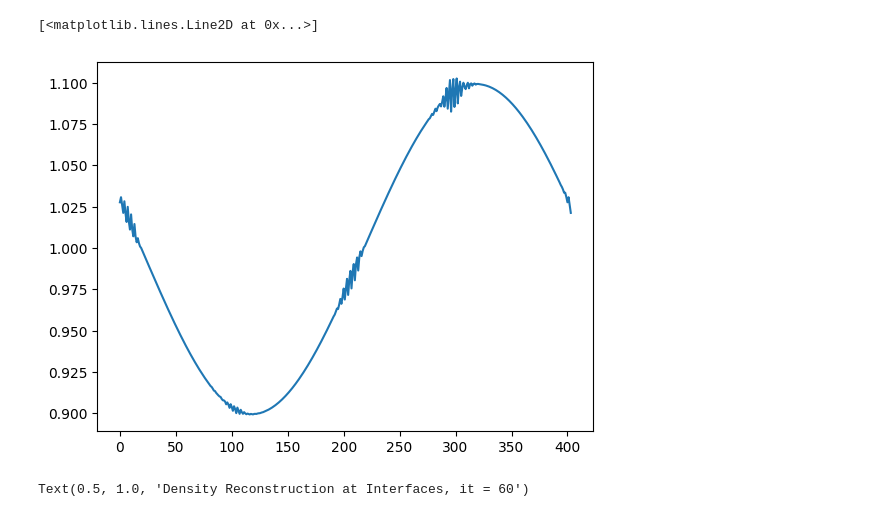
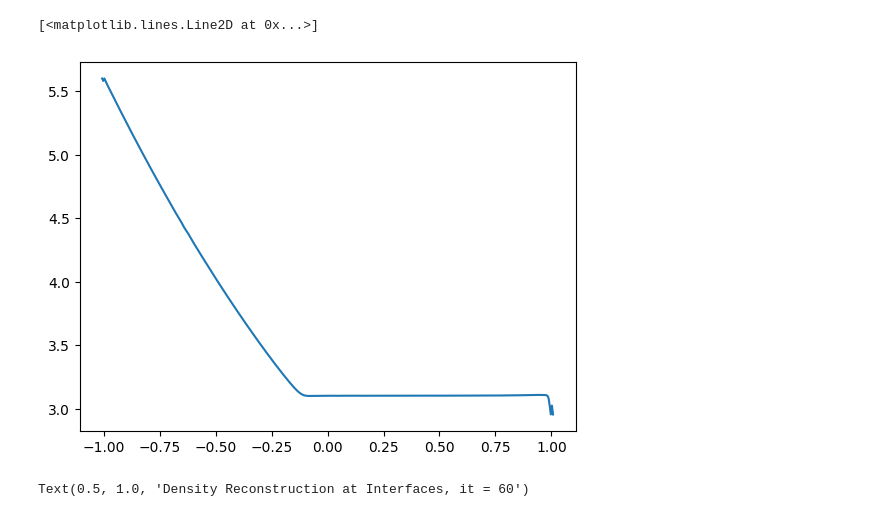
Before and after one commit to Jimbo-Coder/PyFluid, a Jupyter notebook: main_mhd.ipynb, the cells around one changed output. Drawn from its saved outputs; the diff is of its cells as text; code cells hidden in the pictures.

```diff
--- a/main_mhd.ipynb
+++ b/main_mhd.ipynb
@@ -670,10 +671,10 @@ NameError: name 'state' is not defined
 # %%
-#it=0
+#it = 0
 it+=10
-plt.plot(state.Uvecs[it,0,:])
+plt.plot(state.xg,state.Pvecs[it,0,:])
 # %% [output]
 [<matplotlib.lines.Line2D at 0x...>]
-[figure, old version]
+[figure, new version]
 # %%
 #it=0
 it+=10
```
Also changed, not shown: parts of 5 cells of this notebook.
